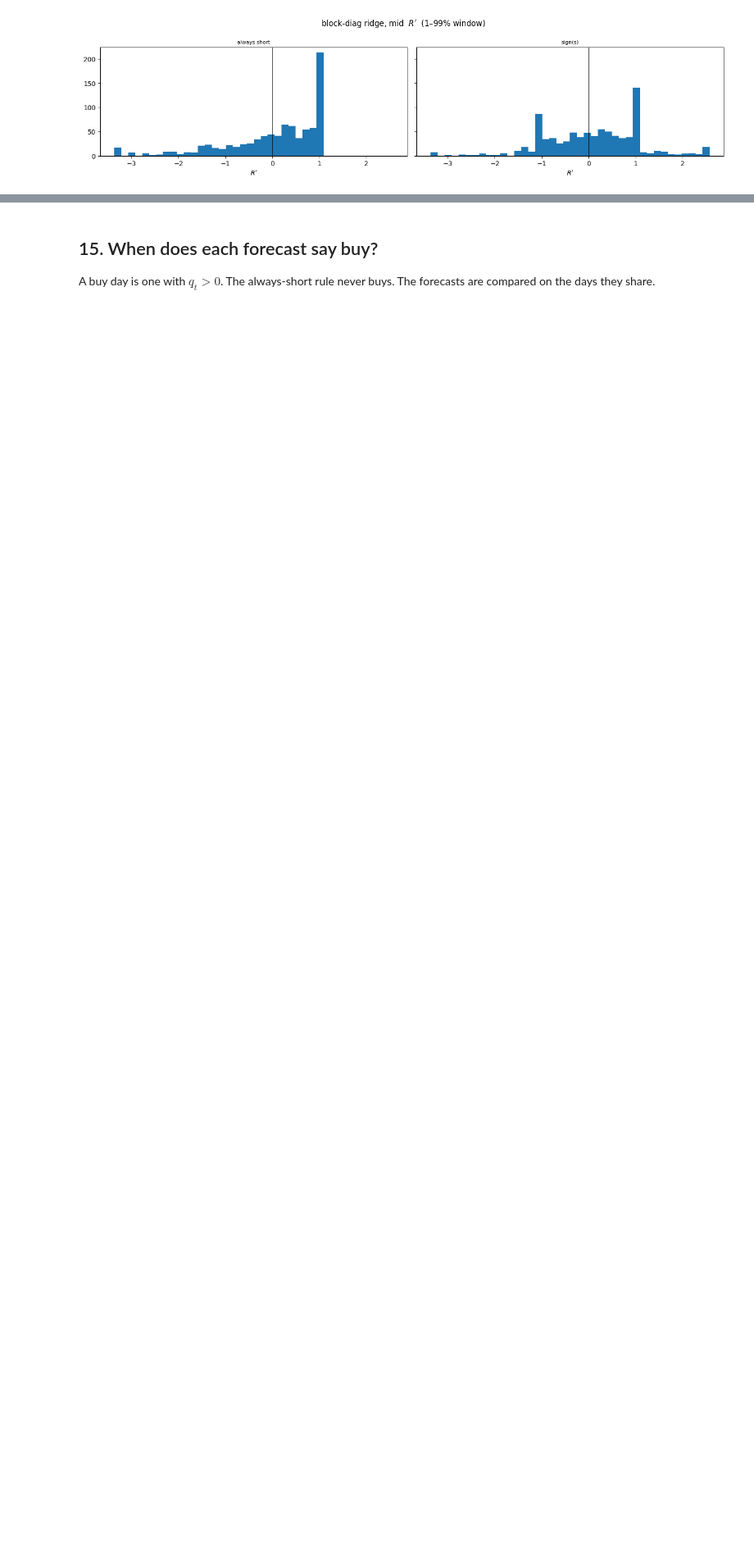
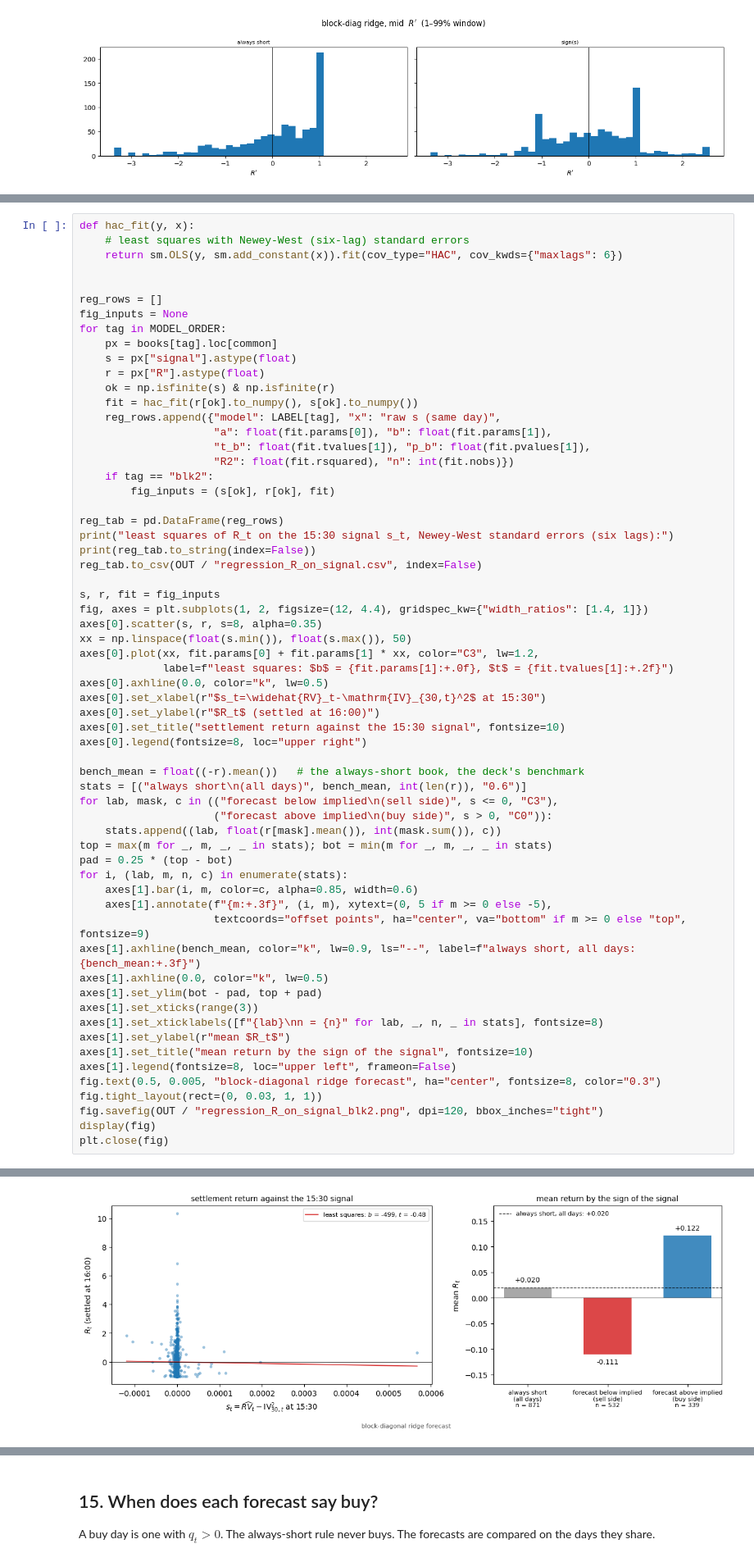
Before and after one commit to jamesdchen/harxhar-clean, a Jupyter notebook: notebooks/atm_straddle_rv_iv.ipynb, the cells around one changed output, grey strips where cells are left out. Shown at 82% size. Cells and saved outputs as stored; diff of their text form; blank space fills up the shorter version.

```diff
--- a/notebooks/atm_straddle_rv_iv.ipynb
+++ b/notebooks/atm_straddle_rv_iv.ipynb
@@ -795,0 +808,63 @@ saved C:\Users\james\CC Allowed\harxhar-0dte-professor\results\atm_straddle_0dte
+# %%
+def hac_fit(y, x):
+    # least squares with Newey-West (six-lag) standard errors
+    return sm.OLS(y, sm.add_constant(x)).fit(cov_type="HAC", cov_kwds={"maxlags": 6})
+
+
+reg_rows = []
+fig_inputs = None
+for tag in MODEL_ORDER:
+    px = books[tag].loc[common]
+    s = px["signal"].astype(float)
+    r = px["R"].astype(float)
+    ok = np.isfinite(s) & np.isfinite(r)
+    fit = hac_fit(r[ok].to_numpy(), s[ok].to_numpy())
+    reg_rows.append({"model": LABEL[tag], "x": "raw s (same day)",
+                     "a": float(fit.params[0]), "b": float(fit.params[1]),
+                     "t_b": float(fit.tvalues[1]), "p_b": float(fit.pvalues[1]),
+                     "R2": float(fit.rsquared), "n": int(fit.nobs)})
+    if tag == "blk2":
+        fig_inputs = (s[ok], r[ok], fit)
+
+reg_tab = pd.DataFrame(reg_rows)
+print("least squares of R_t on the 15:30 signal s_t, Newey-West standard errors (six lags):")
+print(reg_tab.to_string(index=False))
+reg_tab.to_csv(OUT / "regression_R_on_signal.csv", index=False)
+
+s, r, fit = fig_inputs
+fig, axes = plt.subplots(1, 2, figsize=(12, 4.4), gridspec_kw={"width_ratios": [1.4, 1]})
+axes[0].scatter(s, r, s=8, alpha=0.35)
+xx = np.linspace(float(s.min()), float(s.max()), 50)
+axes[0].plot(xx, fit.params[0] + fit.params[1] * xx, color="C3", lw=1.2,
+             label=f"least squares: $b$ = {fit.params[1]:+.0f}, $t$ = {fit.tvalues[1]:+.2f}")
+axes[0].axhline(0.0, color="k", lw=0.5)
+axes[0].set_xlabel(r"$s_t=\widehat{RV}_t-\mathrm{IV}_{30,t}^2$ at 15:30")
+axes[0].set_ylabel(r"$R_t$ (settled at 16:00)")
+axes[0].set_title("settlement return against the 15:30 signal", fontsize=10)
+axes[0].legend(fontsize=8, loc="upper right")
+
+bench_mean = float((-r).mean())   # the always-short book, the deck's benchmark
+stats = [("always short\n(all days)", bench_mean, int(len(r)), "0.6")]
+for lab, mask, c in (("forecast below implied\n(sell side)", s <= 0, "C3"),
+                     ("forecast above implied\n(buy side)", s > 0, "C0")):
+    stats.append((lab, float(r[mask].mean()), int(mask.sum()), c))
+top = max(m for _, m, _, _ in stats); bot = min(m for _, m, _, _ in stats)
+pad = 0.25 * (top - bot)
+for i, (lab, m, n, c) in enumerate(stats):
+    axes[1].bar(i, m, color=c, alpha=0.85, width=0.6)
+    axes[1].annotate(f"{m:+.3f}", (i, m), xytext=(0, 5 if m >= 0 else -5),
+                     textcoords="offset points", ha="center", va="bottom" if m >= 0 else "top", fontsize=9)
+axes[1].axhline(bench_mean, color="k", lw=0.9, ls="--", label=f"always short, all days: {bench_mean:+.3f}")
+axes[1].axhline(0.0, color="k", lw=0.5)
+axes[1].set_ylim(bot - pad, top + pad)
+axes[1].set_xticks(range(3))
+axes[1].set_xticklabels([f"{lab}\nn = {n}" for lab, _, n, _ in stats], fontsize=8)
+axes[1].set_ylabel(r"mean $R_t$")
+axes[1].set_title("mean return by the sign of the signal", fontsize=10)
+axes[1].legend(fontsize=8, loc="upper left", frameon=False)
+fig.text(0.5, 0.005, "block-diagonal ridge forecast", ha="center", fontsize=8, color="0.3")
+fig.tight_layout(rect=(0, 0.03, 1, 1))
+fig.savefig(OUT / "regression_R_on_signal_blk2.png", dpi=120, bbox_inches="tight")
+display(fig)
+plt.close(fig)
+# %% [output]
@@ -796 +880,2 @@ saved C:\Users\james\CC Allowed\harxhar-0dte-professor\results\atm_straddle_0dte
+[figure, added]
 # %% [markdown]
```
Also changed, not shown: parts of 11 cells of this notebook, 28 other files.
